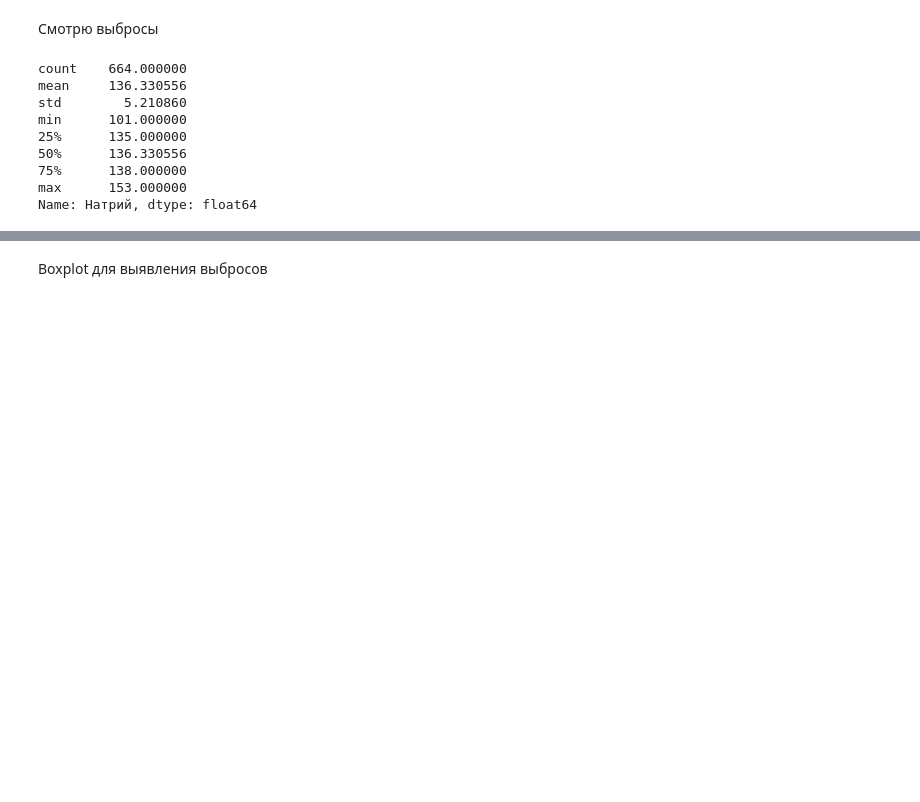
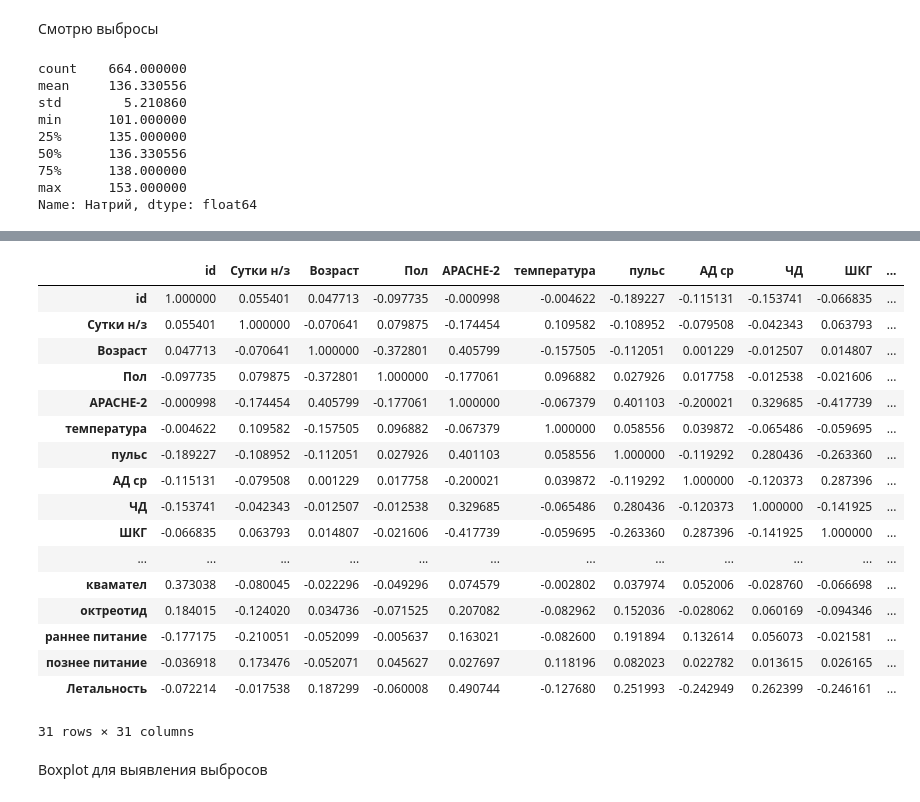
Before and after one commit to IgorKolotushkin/DS_homework, a Jupyter notebook: science/science.ipynb, the cells around one changed output, grey strips where cells are left out. Drawn from its saved outputs; the diff is of its cells as text; code cells hidden in the pictures; blank space fills up the shorter version.

Commit message:
added corr

```diff
--- a/science/science.ipynb
+++ b/science/science.ipynb
@@ -205,0 +218,17 @@ Name: Натрий, dtype: float64
+# %%
+eng_list = [
+    'Летальность',
+    'октреотид',
+    'квамател',
+    'раннее питание',
+    'познее питание',
+]
+df_for_corr = df.copy()
+
+for col in eng_list:
+    data_let = [1 if x == 'да' else 0 for x in df_for_corr[col].values]
+    df_for_corr[col] = data_let
+
+sex_data = [1 if x == 'мужской' else 0 for x in df_for_corr['Пол'].values]
+df_for_corr['Пол'] = sex_data
+df_for_corr.head(2)
@@ -206,3 +240,25 @@ Name: Натрий, dtype: float64
+# %%
+corr = df_for_corr.drop(columns=['антибиотик'], axis=1)
+corr.corr()
+# %% [output]
+|  | id | Сутки н/з | Возраст | Пол | APACHE-2 | температура | пульс | АД ср | ЧД | ШКГ | ... |
+| id | 1.000000 | 0.055401 | 0.047713 | -0.097735 | -0.000998 | -0.004622 | -0.189227 | -0.115131 | -0.153741 | -0.066835 | ... |
+| Сутки н/з | 0.055401 | 1.000000 | -0.070641 | 0.079875 | -0.174454 | 0.109582 | -0.108952 | -0.079508 | -0.042343 | 0.063793 | ... |
+| Возраст | 0.047713 | -0.070641 | 1.000000 | -0.372801 | 0.405799 | -0.157505 | -0.112051 | 0.001229 | -0.012507 | 0.014807 | ... |
+| Пол | -0.097735 | 0.079875 | -0.372801 | 1.000000 | -0.177061 | 0.096882 | 0.027926 | 0.017758 | -0.012538 | -0.021606 | ... |
+| APACHE-2 | -0.000998 | -0.174454 | 0.405799 | -0.177061 | 1.000000 | -0.067379 | 0.401103 | -0.200021 | 0.329685 | -0.417739 | ... |
+| температура | -0.004622 | 0.109582 | -0.157505 | 0.096882 | -0.067379 | 1.000000 | 0.058556 | 0.039872 | -0.065486 | -0.059695 | ... |
+| пульс | -0.189227 | -0.108952 | -0.112051 | 0.027926 | 0.401103 | 0.058556 | 1.000000 | -0.119292 | 0.280436 | -0.263360 | ... |
+| АД ср | -0.115131 | -0.079508 | 0.001229 | 0.017758 | -0.200021 | 0.039872 | -0.119292 | 1.000000 | -0.120373 | 0.287396 | ... |
+| ЧД | -0.153741 | -0.042343 | -0.012507 | -0.012538 | 0.329685 | -0.065486 | 0.280436 | -0.120373 | 1.000000 | -0.141925 | ... |
+| ШКГ | -0.066835 | 0.063793 | 0.014807 | -0.021606 | -0.417739 | -0.059695 | -0.263360 | 0.287396 | -0.141925 | 1.000000 | ... |
+| ... | ... | ... | ... | ... | ... | ... | ... | ... | ... | ... | ... |
+| квамател | 0.373038 | -0.080045 | -0.022296 | -0.049296 | 0.074579 | -0.002802 | 0.037974 | 0.052006 | -0.028760 | -0.066698 | ... |
+| октреотид | 0.184015 | -0.124020 | 0.034736 | -0.071525 | 0.207082 | -0.082962 | 0.152036 | -0.028062 | 0.060169 | -0.094346 | ... |
+| раннее питание | -0.177175 | -0.210051 | -0.052099 | -0.005637 | 0.163021 | -0.082600 | 0.191894 | 0.132614 | 0.056073 | -0.021581 | ... |
+| познее питание | -0.036918 | 0.173476 | -0.052071 | 0.045627 | 0.027697 | 0.118196 | 0.082023 | 0.022782 | 0.013615 | 0.026165 | ... |
+| Летальность | -0.072214 | -0.017538 | 0.187299 | -0.060008 | 0.490744 | -0.127680 | 0.251993 | -0.242949 | 0.262399 | -0.246161 | ... |
+31 rows × 31 columns
 # %% [markdown]
 Boxplot для выявления выбросов
 # %%
```
Also changed, not shown: parts of 7 cells of this notebook, 1 other file.
